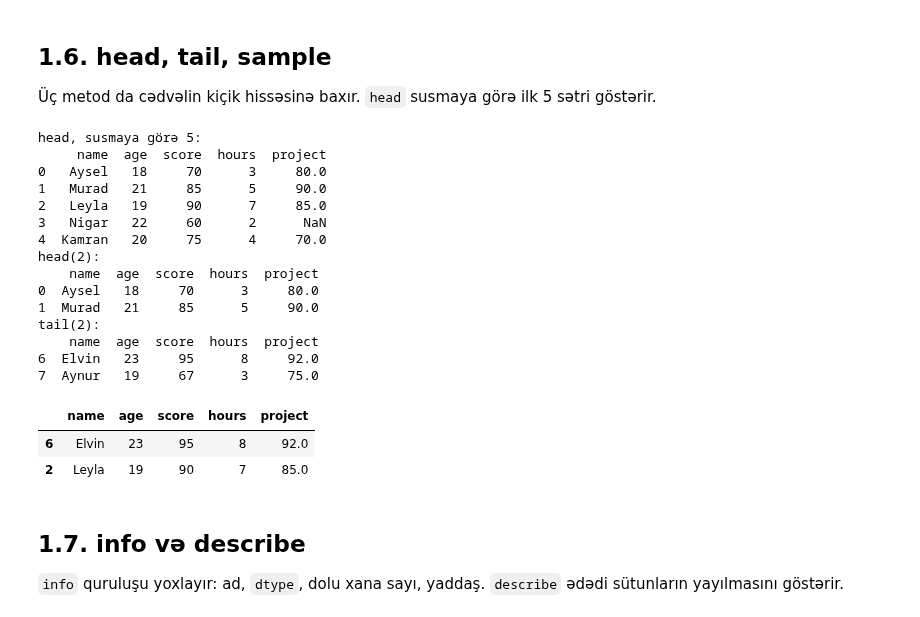
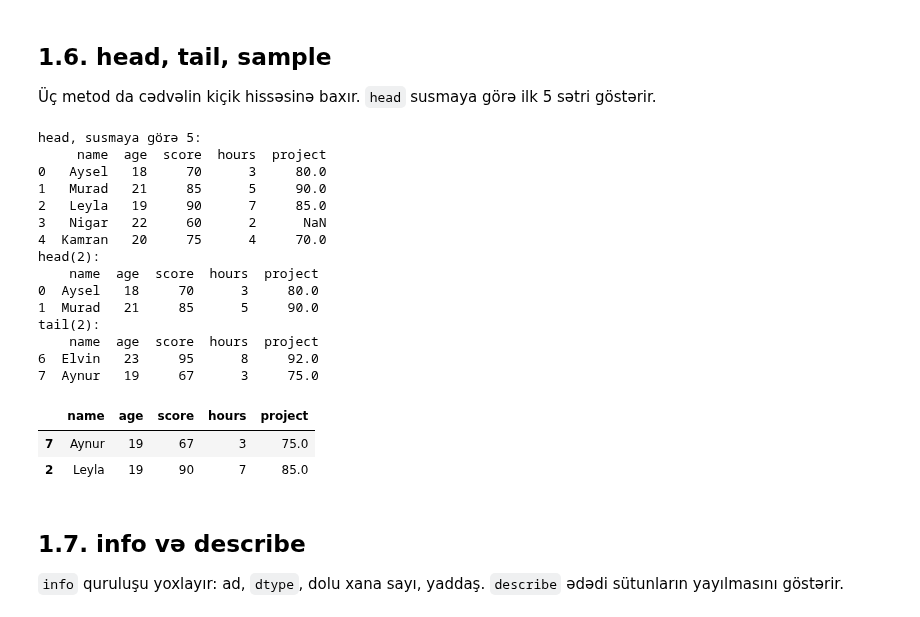
Before and after one commit to ProfBat018/FSDE_Oct_24_9_az, a Jupyter notebook: Lesson2/data_science_dersi.ipynb, the cells around one changed output. Drawn from its saved outputs; the diff is of its cells as text; code cells hidden in the pictures.

```diff
--- a/Lesson2/data_science_dersi.ipynb
+++ b/Lesson2/data_science_dersi.ipynb
@@ -198,6 +265,7 @@ loaded.head(3)
 
 Üç metod da cədvəlin kiçik hissəsinə baxır. `head` susmaya görə ilk 5 sətri göstərir.
 # %%
+from time import time
 import numpy as np
 import pandas as pd
 df = pd.DataFrame(
@@ -209,35 +277,37 @@ df = pd.DataFrame(
         # Bir boş xana info-da dolu sayın sütundan sütuna dəyişdiyini göstərir.
         "project": [80, 90, 85, np.nan, 70, 88, 92, 75],
     }
 )
 
 print("head, susmaya görə 5:")
 print(df.head())
 print("head(2):")
 print(df.head(2))
 print("tail(2):")
 print(df.tail(2))
 
 # random_state eyni iki sətri hər dəfə qaytarır, dərsdə nəticə sabit qalır.
-df.sample(2, random_state=0)
+# get second from unix to seed random by length of df
+seconds = int(time() * 1000) % len(df)
+df.sample(2, random_state=seconds)
 # %% [output]
 head, susmaya görə 5:
      name  age  score  hours  project
 0   Aysel   18     70      3     80.0
 1   Murad   21     85      5     90.0
 2   Leyla   19     90      7     85.0
 3   Nigar   22     60      2      NaN
 4  Kamran   20     75      4     70.0
 head(2):
     name  age  score  hours  project
 0  Aysel   18     70      3     80.0
 1  Murad   21     85      5     90.0
 tail(2):
     name  age  score  hours  project
 6  Elvin   23     95      8     92.0
 7  Aynur   19     67      3     75.0
 |  | name | age | score | hours | project |
-| 6 | Elvin | 23 | 95 | 8 | 92.0 |
+| 7 | Aynur | 19 | 67 | 3 | 75.0 |
 | 2 | Leyla | 19 | 90 | 7 | 85.0 |
 # %% [markdown]
 ## 1.7. info və describe
```
Also changed, not shown: parts of 7 cells of this notebook, 1 other file.
